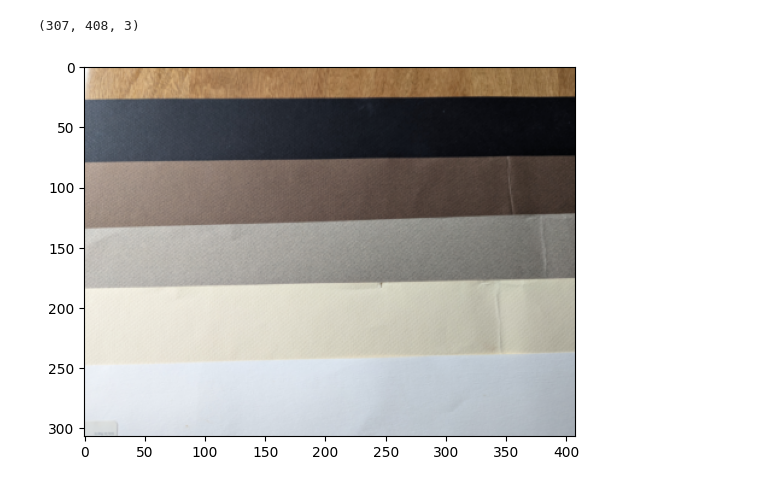
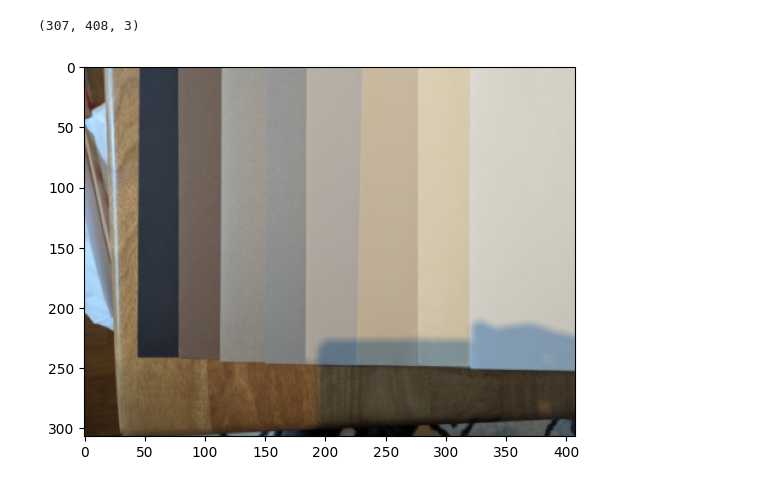
Before and after one commit to brikeats/collage-portraiture, a Jupyter notebook: color-calibration/Paper-Color-Calibration.ipynb, the cells around one changed output. Drawn from its saved outputs; the diff is of its cells as text; code cells hidden in the pictures.

```diff
--- a/color-calibration/Paper-Color-Calibration.ipynb
+++ b/color-calibration/Paper-Color-Calibration.ipynb
@@ -1,22 +1,22 @@
 # %%
 from skimage import io
 from skimage.transform import rescale
 import numpy as np
 import matplotlib.pyplot as plt
 import json
 
 
-im0 = io.imread('papers.jpg')
+im0 = io.imread('papers_2.jpg')
 
 # scale down cell phone photo as to make everything more convenient
 scale = 0.1
 im = np.round(rescale(im0, scale, channel_axis=-1, preserve_range=True)).astype(np.uint8)
 
 plt.imshow(im)
 im.shape
 # %% [output]
 (307, 408, 3)
-[figure, old version]
+[figure, new version]
 # %%
 """
 *** Adjust `rects` dictionary below ***
```
Also changed, not shown: parts of 2 cells of this notebook, 2 other files.
